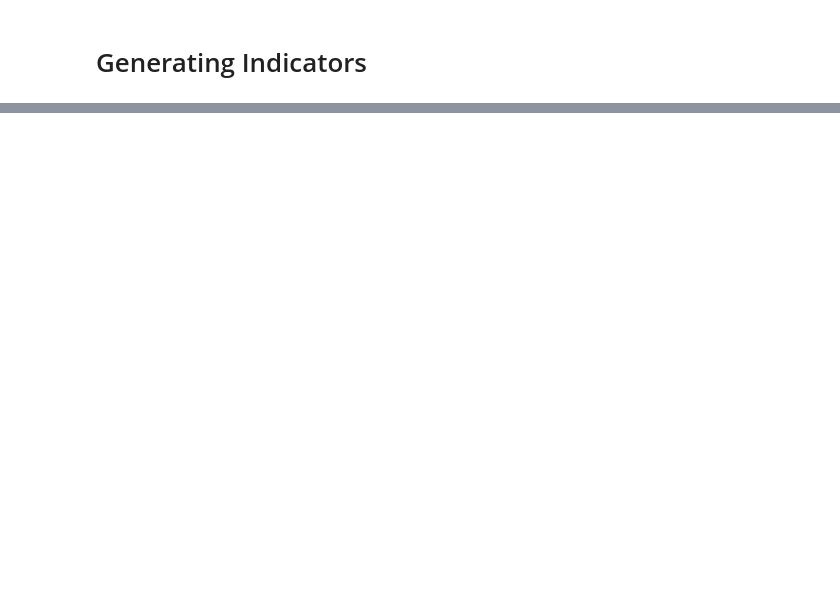
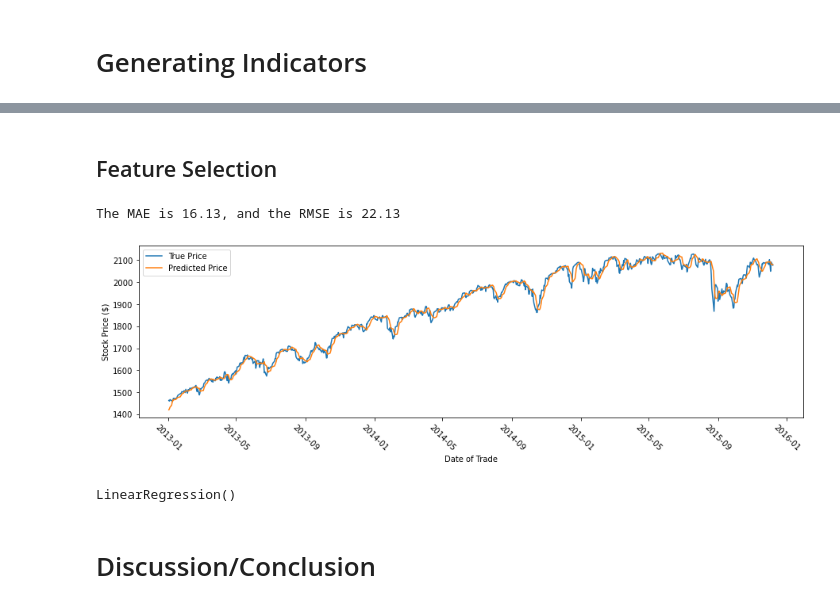
Before and after one commit to adhamalhossary/predicting-stock-market, a Jupyter notebook: Predicting Stock Market.ipynb, the cells around one changed output, grey strips where cells are left out. Saved outputs shown, nothing was run; the diff lists cells and outputs as text; code cells hidden in the pictures; blank space fills up the shorter version.

```diff
--- a/Predicting Stock Market.ipynb
+++ b/Predicting Stock Market.ipynb
@@ -476,0 +457,13 @@ mae
+# %% [markdown]
+## Feature Selection
+# %%
+features_reduced = ['day_5', 'ratio_5_to_365', 'day_5_std', 'ratio_std_5_to_365',
+                    'volume_5_to_365','volume_std_5_to_365']
+
+lr_train_test(df, features_reduced)
+# %% [output]
+The MAE is 16.13, and the RMSE is 22.13
+[figure, added]
+LinearRegression()
+# %% [markdown]
+# Discussion/Conclusion
```
Also changed, not shown: parts of 30 cells of this notebook.
